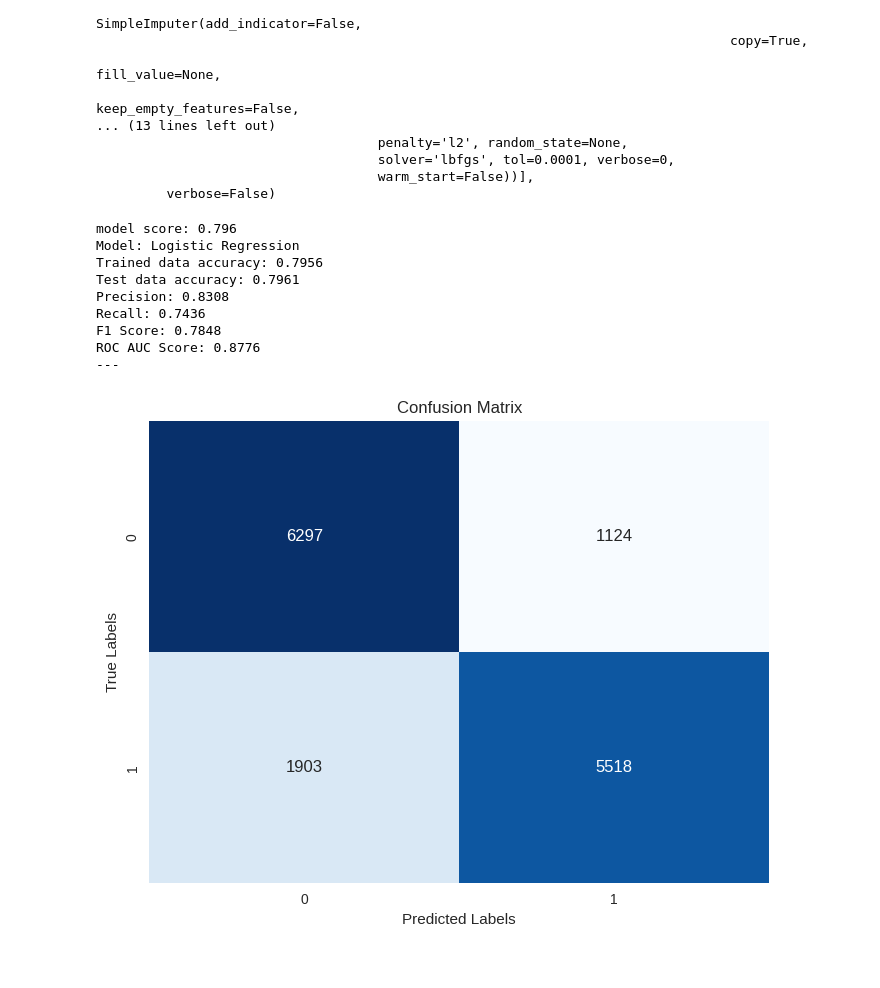
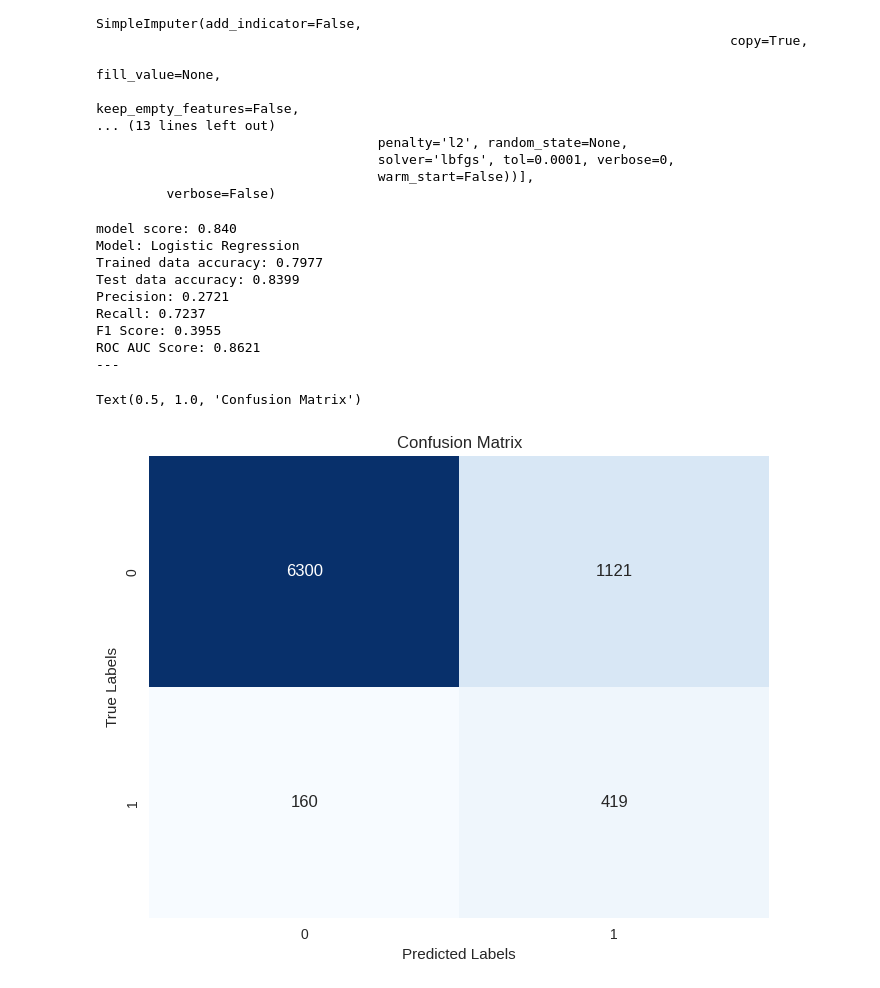
Before and after one commit to Mrcl3/OVbIQq5eMxriAbI0, a Jupyter notebook: term_deposit_marketig_2020.ipynb, the cells around one changed output. Saved outputs shown, nothing was run; the diff lists cells and outputs as text; code cells hidden in the pictures.

```diff
--- a/term_deposit_marketig_2020.ipynb
+++ b/term_deposit_marketig_2020.ipynb
@@ -285,6 +286,7 @@ for i, item in enumerate(numeric_df.columns[:5]):
 # %%
 transformer = LabelEncoder()
 
-Y = transformer.fit_transform(Y.values)
-Y
+Y = transformer.fit_transform(Y)
+Y1 = pd.DataFrame(Y, columns=['y'])
+Y1.head()
 # %% [output]
@@ -502,6 +521,8 @@ categorical_feature_names = encoder.get_feature_names_out(input_features=categor
 X_categorical_encoded_df = pd.DataFrame(X_categorical_encoded, columns=categorical_feature_names)
 
 X_encoded = pd.concat([numeric_df, X_categorical_encoded_df], axis=1)
+# %%
+X_train, X_test, y_train, y_test = train_test_split(X_encoded, Y, test_size=0.2, random_state=0, stratify=Y)
 # %%
 from imblearn.over_sampling import SMOTE
 
@@ -509,7 +530,7 @@ from imblearn.over_sampling import SMOTE
 smote = SMOTE(random_state=0)
 
 # Resample the dataset using SMOTE
-X_resampled, y_resampled = smote.fit_resample(X_encoded, Y)
+X_resampled, y_resampled = smote.fit_resample(X_train, y_train)
 
 # Count the class distribution before applying SMOTE
 unique_classes, class_counts = np.unique(Y, return_counts=True)
@@ -564,59 +585,55 @@ Pipeline(memory=None,
                                     warm_start=False))],
          verbose=False)
 # %%
-X_train, X_test, y_train, y_test = train_test_split(X_resampled, y_resampled, test_size=0.2, random_state=0, stratify=y_resampled)
 
-model = clf.fit(X_train, y_train)
+model = clf.fit(X_resampled, y_resampled)
 
 print("model score: %.3f" % clf.score(X_test, y_test))
 
 # Make predictions on the test set
 y_pred = model.predict(X_test)
-y_pred1 = model.predict(X_train)
+# Make predictions on the train set
+y_pred1 = model.predict(X_resampled)
 # Calculate evaluation metrics
-trained_accuracy = accuracy_score(y_train, y_pred1)
+trained_accuracy = accuracy_score(y_resampled, y_pred1)
 test_accuracy = accuracy_score(y_test, y_pred)
 precision = precision_score(y_test, y_pred)
 recall = recall_score(y_test, y_pred)
 f1 = f1_score(y_test, y_pred)
 roc_auc = roc_auc_score(y_test, model.predict_proba(X_test)[:, 1])
 
 # Print the evaluation metrics
 print(f'Model: Logistic Regression')
 print(f'Trained data accuracy: {trained_accuracy:.4f}')
 print(f'Test data accuracy: {test_accuracy:.4f}')
 print(f'Precision: {precision:.4f}')
 print(f'Recall: {recall:.4f}')
 print(f'F1 Score: {f1:.4f}')
 print(f'ROC AUC Score: {roc_auc:.4f}')
 print('---')
 
-# Assuming you have the true labels 'y_true' and the predicted labels 'y_pred'
 cm = confusion_matrix(y_test, y_pred)
 
 # Create a heatmap of the confusion matrix
 plt.figure(figsize=(8, 6))
 sns.heatmap(cm, annot=True, cmap='Blues', fmt='d', cbar=False)
 
 # Add labels, title, and axis ticks
 plt.xlabel('Predicted Labels')
 plt.ylabel('True Labels')
 plt.title('Confusion Matrix')
-
-
-# Display the plot
-plt.show()
 # %% [output]
-model score: 0.796
+model score: 0.840
 Model: Logistic Regression
-Trained data accuracy: 0.7956
-Test data accuracy: 0.7961
-Precision: 0.8308
-Recall: 0.7436
-F1 Score: 0.7848
-ROC AUC Score: 0.8776
+Trained data accuracy: 0.7977
+Test data accuracy: 0.8399
+Precision: 0.2721
+Recall: 0.7237
+F1 Score: 0.3955
+ROC AUC Score: 0.8621
 ---
+Text(0.5, 1.0, 'Confusion Matrix')
-[figure, old version]
+[figure, new version]
 # %%
 clf2 = setup(X_resampled, target = y_resampled, session_id=786)
 # %% [output]
```
Also changed, not shown: parts of 49 cells of this notebook.
